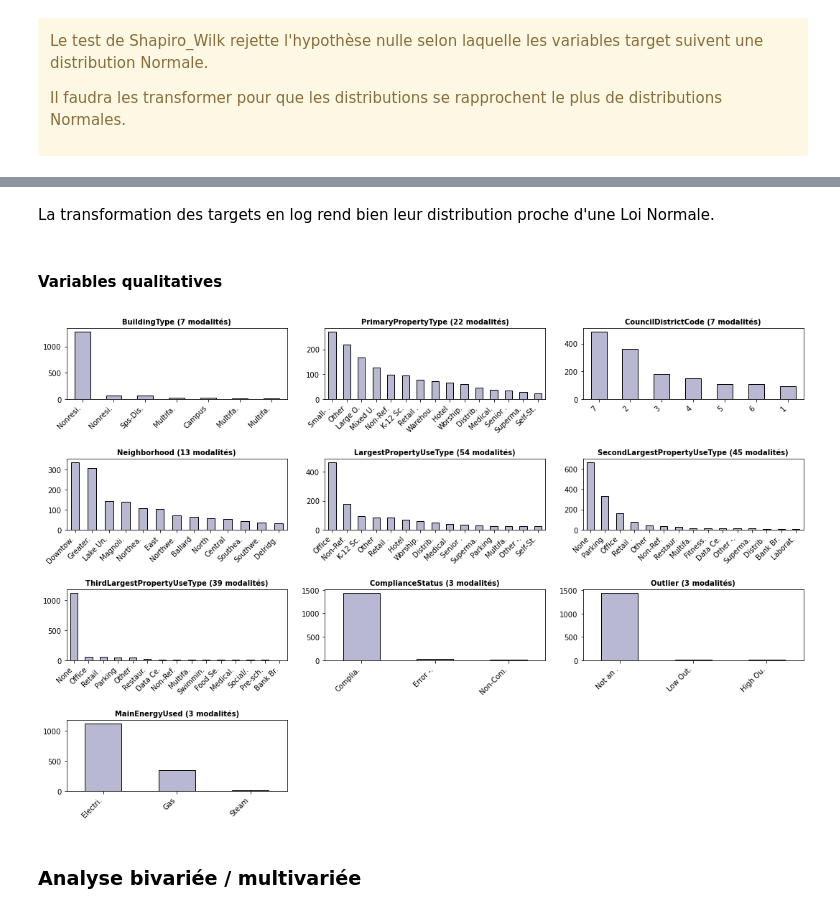
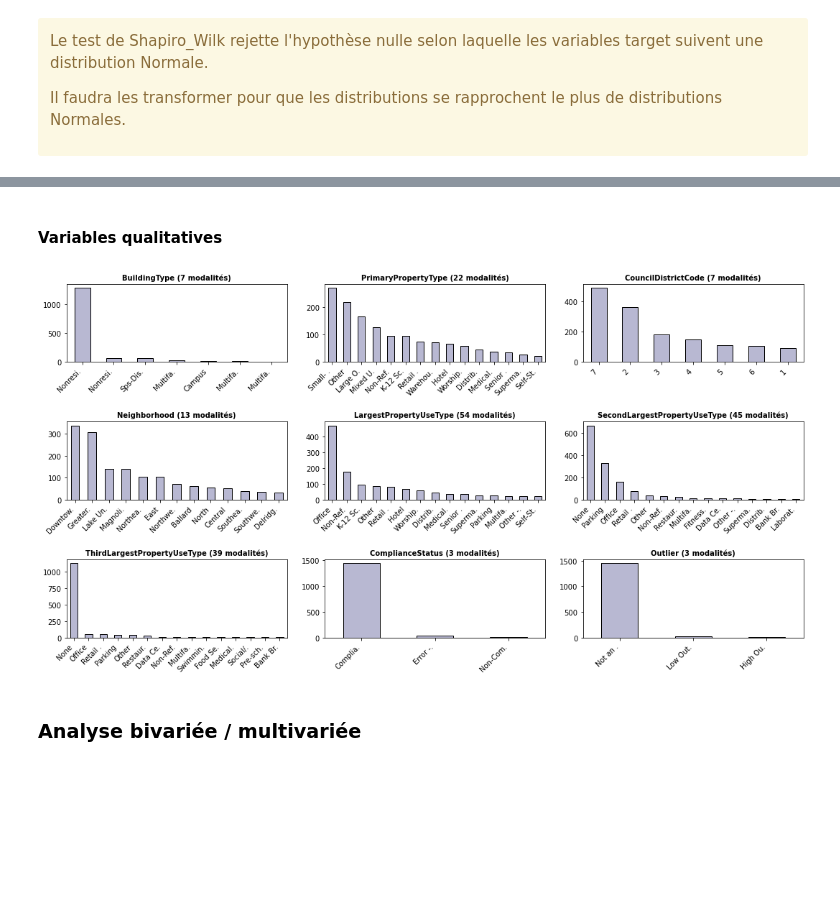
Before and after one commit to Milie-Mimi/-OC_DS_Project4, a Jupyter notebook: Pélec_01_notebook.ipynb, the cells around one changed output, grey strips where cells are left out. Drawn from its saved outputs; the diff is of its cells as text; code cells hidden in the pictures; blank space fills up the shorter version.

Commit message:
Version finale cleaning

```diff
--- a/Pélec_01_notebook.ipynb
+++ b/Pélec_01_notebook.ipynb
@@ -558,0 +637,12 @@ dtype: float64
+# %%
+# Imputation de la variable ENERGYSTARScore par KNN
+col_knn = ['ENERGYSTARScore', 'DataYear', 'YearBuilt','NumberofBuildings', 'NumberofFloors', 'PropertyGFATotal',
+           'PropertyGFAParking', 'PropertyGFABuilding(s)', 'LargestPropertyUseTypeGFA', 'SecondLargestPropertyUseTypeGFA',
+           'ThirdLargestPropertyUseTypeGFA', 'SiteEnergyUse(kBtu)', 'TotalGHGEmissions']
+
+imputer = KNNImputer(n_neighbors=3)
+imputed = imputer.fit_transform(data_clean[col_knn])
+data_clean['ENERGYSTARScore'] = imputed[:,0]
+
+plt.hist(data_clean['ENERGYSTARScore'], bins = 30, color = '#b8b8d2')
+plt.title("Distribution de la variable ENERGYSTARScore \n après imputation des valeurs manquantes");
@@ -614,16 +750,3 @@ data_clean[['OSEBuildingID','Steam%', 'Electricity%', 'Gas%']].head()
-# %%
-# Création variable indiquant le type d'énergie principal
-data_clean['MainEnergyUsed'] = data_clean[['Steam%', 'Electricity%', 'Gas%']].idxmax(axis = 1)
-data_clean['MainEnergyUsed'] = data_clean['MainEnergyUsed'].replace('\%','',regex=True).astype(object)
-# %%
-# Dataset réduit des features
-data_clean = data_clean[['OSEBuildingID', 'DataYear', 'BuildingType', 'PrimaryPropertyType', 'CouncilDistrictCode',
-                         'Neighborhood', 'YearBuilt', 'NumberofBuildings', 'NumberofFloors', 'PropertyGFATotal',
-                         'PropertyGFAParking', 'PropertyGFABuilding(s)', 'ListOfAllPropertyUseTypes',
-                         'LargestPropertyUseType', 'LargestPropertyUseTypeGFA', 'SecondLargestPropertyUseType',
-                         'SecondLargestPropertyUseTypeGFA', 'ThirdLargestPropertyUseType', 'ThirdLargestPropertyUseTypeGFA',
-                         'ENERGYSTARScore', 'ComplianceStatus', 'Outlier', 'MainEnergyUsed',
-                         'SiteEnergyUse(kBtu)', 'TotalGHGEmissions']]
 # %% [markdown]
 #### Variables quantitatives
 # %% [markdown]
@@ -643,7 +768,7 @@ def univariate_plots_hist(dataframe, liste_col_quanti, nb_lignes, nb_col, nb_bin
 # %%
 col_quanti = ['YearBuilt', 'NumberofBuildings', 'NumberofFloors', 'PropertyGFATotal',
               'PropertyGFAParking', 'PropertyGFABuilding(s)', 'LargestPropertyUseTypeGFA',
-              'SecondLargestPropertyUseTypeGFA', 'ThirdLargestPropertyUseTypeGFA', 'ENERGYSTARScore']
+              'SecondLargestPropertyUseTypeGFA', 'ThirdLargestPropertyUseTypeGFA', 'ENERGYSTARScore', 'CouncilDistrictCode']
 
 fig = plt.figure(figsize=(15,12))
 univariate_plots_hist(data_clean, col_quanti, 5, 3, 100)
@@ -752,4 +867,2 @@ univariate_plots_hist(data_clean, col_target_log, 1, 2, 100)
-# %% [markdown]
-La transformation des targets en log rend bien leur distribution proche d'une Loi Normale.
 # %% [markdown]
 #### Variables qualitatives
@@ -777,11 +890,11 @@ def univariate_plots_quali(dataframe, liste_col_quali, nb_lignes, nb_col):
 # %%
 col_quali = ['BuildingType', 'PrimaryPropertyType', 'CouncilDistrictCode', 'Neighborhood', 'LargestPropertyUseType',
-            'SecondLargestPropertyUseType', 'ThirdLargestPropertyUseType', 'ComplianceStatus','Outlier', 'MainEnergyUsed']
+            'SecondLargestPropertyUseType', 'ThirdLargestPropertyUseType', 'ComplianceStatus','Outlier']
 
 fig = plt.figure(figsize=(15,10))
 univariate_plots_quali(data_clean, col_quali, 4, 3)
 # %% [output]
-[figure, old version]
+[figure, new version]
 # %% [markdown]
 ### Analyse bivariée / multivariée
 # %% [markdown]
```
Also changed, not shown: parts of 231 cells of this notebook.
